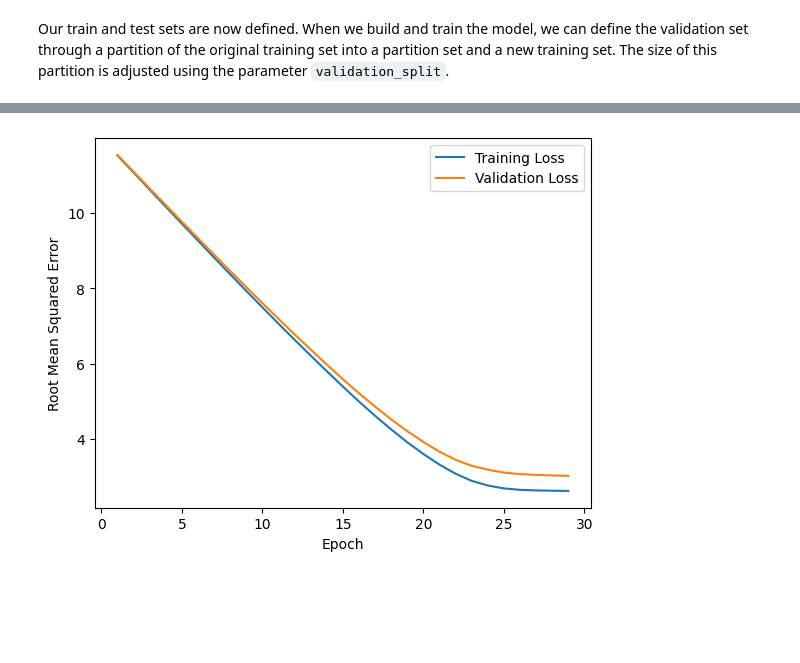
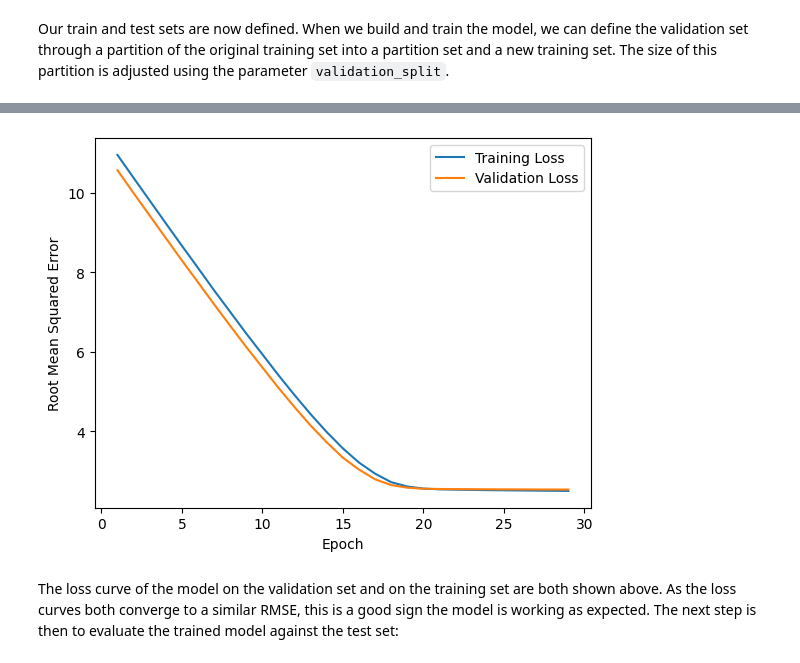
Before and after one commit to ChrisSoderberg-ONS/ml-practice, a Jupyter notebook: tensorflow-ml.ipynb, the cells around one changed output, grey strips where cells are left out. Cells and saved outputs as stored; diff of their text form; code cells hidden in the pictures; blank space fills up the shorter version.

```diff
--- a/tensorflow-ml.ipynb
+++ b/tensorflow-ml.ipynb
@@ -245,10 +243,10 @@ Our train and test sets are now defined. When we build and train the model, we c
 # Adjust the hyperparameters from the previous example - reduce the batch size as training set is now substantially smaller
 model_learning_rate = 0.01
 model_epochs = 30
-model_batch_size = 20
+model_batch_size = 14
 
 # Partition training set into a validation set and a new training set
-validation_split = 0.1
+validation_split = 0.2
 
 # Use the same feature and label from the previous example
 model_label = "Age"
@@ -292 +290,3 @@ Epoch 30/30
-[figure, old version]
+[figure, new version]
+# %% [markdown]
+The loss curve of the model on the validation set and on the training set are both shown above. As the loss curves both converge to a similar RMSE, this is a good sign the model is working as expected. The next step is then to evaluate the trained model against the test set:
```
Also changed, not shown: parts of 8 cells of this notebook.
